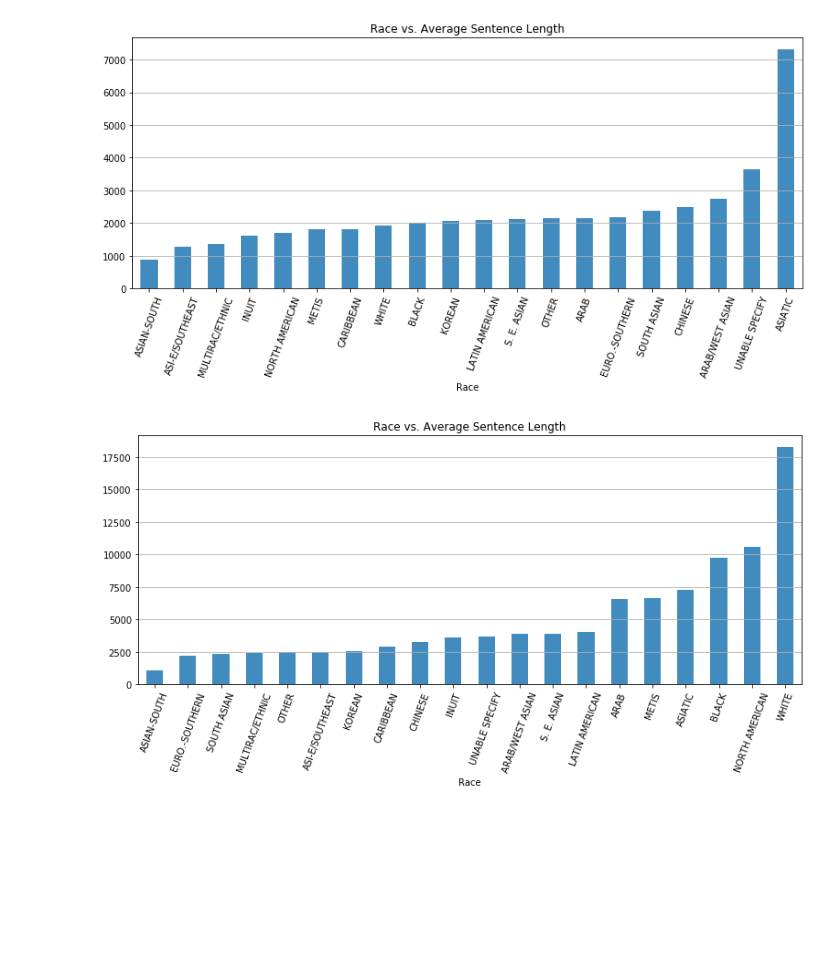
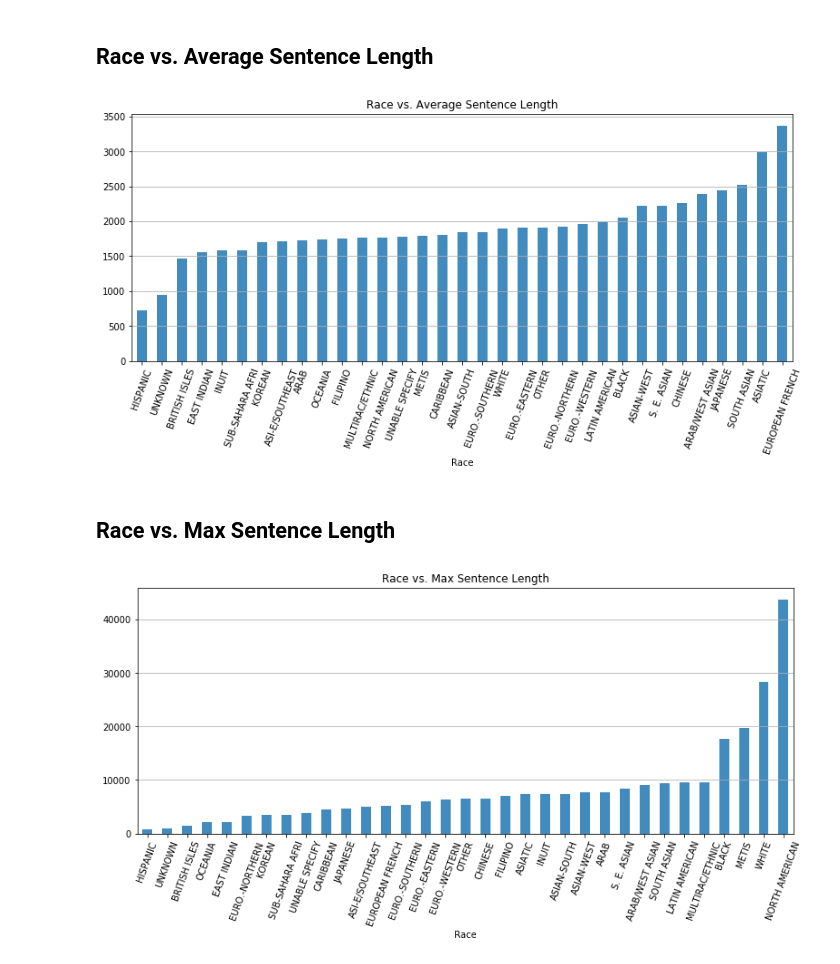
Before and after one commit to jdkipfer/CP321-Project, a Jupyter notebook: Race.ipynb, the cells around one changed output. Cells and saved outputs as stored; diff of their text form; code cells hidden in the pictures; blank space fills up the shorter version.

```diff
--- a/Race.ipynb
+++ b/Race.ipynb
@@ -5,7 +5,7 @@ import numpy as np
 # from scipy.stats import binned_statistic
 df_1718 = pd.read_csv('data/2017-2018.csv',sep=',')
 # %%
-df_1718 = df_1718.iloc[:1000,:]
+# df_1718 = df_1718.iloc[:1000,:]
 # %%
 df_1718.sort_values(['Aggregate Sentence Length'])
 # %% [output]
@@ -57,3 +62,5 @@ def make_pie(x,y):
+# %% [markdown]
+## Race vs. Average Sentence Length
 # %%
 df_avg_sentence = df_1718.groupby(['Race'])['Aggregate Sentence Length'].mean().sort_values(ascending=True)
 avg_sentence_bar = df_avg_sentence.plot(kind='bar',
@@ -63,14 +70,16 @@ avg_sentence_bar = df_avg_sentence.plot(kind='bar',
                                         title = "Race vs. Average Sentence Length"
                                        ).grid(axis='y')
 # %% [output]
-[figure, old version]
+[figure, new version]
+# %% [markdown]
+## Race vs. Max Sentence Length
 # %%
 df_max_sentence = df_1718.groupby(['Race'])['Aggregate Sentence Length'].max().sort_values(ascending=True)
 max_sentence_bar = df_max_sentence.plot(kind='bar',
                                         alpha=0.85,
                                         figsize=(13,5),
                                         rot=70,
-                                        title = "Race vs. Average Sentence Length"
+                                        title = "Race vs. Max Sentence Length"
                                        ).grid(axis='y')
 # %% [output]
-[figure, old version]
+[figure, new version]
```
Also changed, not shown: parts of 5 cells of this notebook.
